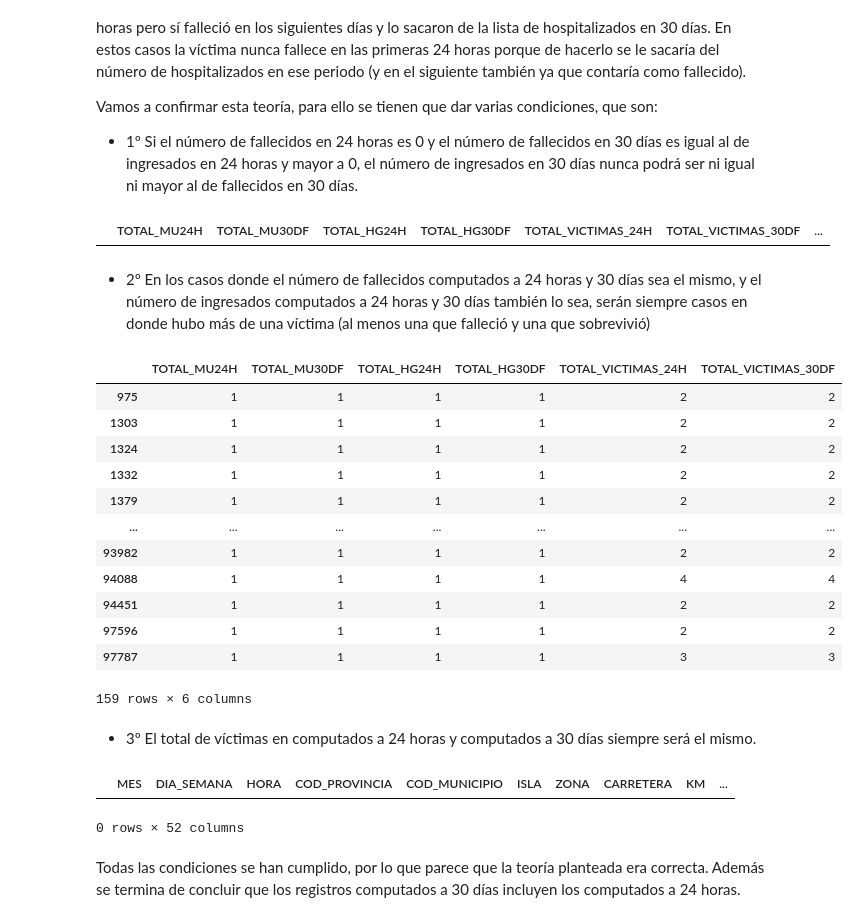
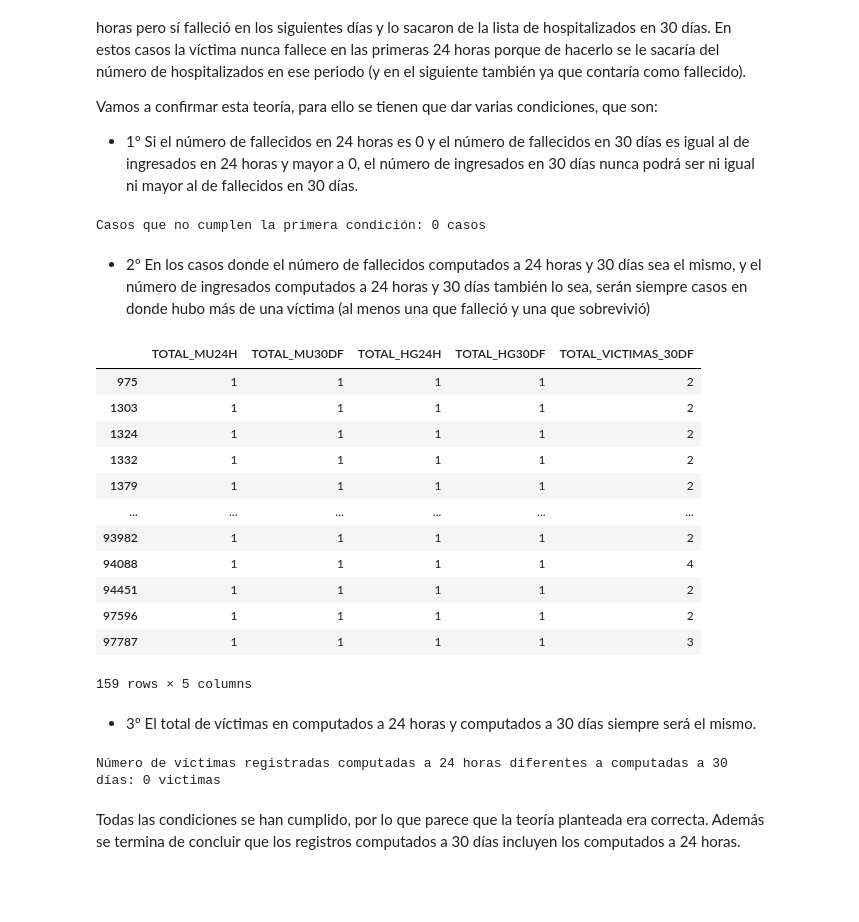
Before and after one commit to 4GeeksAcademy/Proyecto_final_DS_Alex_Carlos, a Jupyter notebook: project/project.ipynb, the cells around one changed output. Drawn from its saved outputs; the diff is of its cells as text; code cells hidden in the pictures; blank space fills up the shorter version.

```diff
--- a/project/project.ipynb
+++ b/project/project.ipynb
@@ -126,38 +118,37 @@ Vamos a confirmar esta teoría, para ello se tienen que dar varias condiciones,
 - 1º Si el número de fallecidos en 24 horas es 0 y el número de fallecidos en 30 días es igual al de ingresados en 24 horas y mayor a 0, el número de ingresados en 30 días nunca podrá ser ni igual ni mayor al de fallecidos en 30 días.
 # %%
 # 1º Condición
-df[['TOTAL_MU24H','TOTAL_MU30DF','TOTAL_HG24H', 'TOTAL_HG30DF','TOTAL_VICTIMAS_24H',
-       'TOTAL_VICTIMAS_30DF','TOTAL_HL24H','TOTAL_HL30DF']].loc[(df['TOTAL_MU24H'] == 0) & (df['TOTAL_MU30DF']==df['TOTAL_HG24H']) & (df['TOTAL_MU30DF']>0) & (df['TOTAL_HG30DF']>=df['TOTAL_MU30DF'])]
+print(f"Casos que no cumplen la primera condición: {df[['TOTAL_MU24H','TOTAL_MU30DF','TOTAL_HG24H', 'TOTAL_HG30DF','TOTAL_VICTIMAS_24H',
+       'TOTAL_VICTIMAS_30DF','TOTAL_HL24H','TOTAL_HL30DF']].loc[(df['TOTAL_MU24H'] == 0) & (df['TOTAL_MU30DF']==df['TOTAL_HG24H']) & (df['TOTAL_MU30DF']>0) & (df['TOTAL_HG30DF']>=df['TOTAL_MU30DF'])].shape[0]} casos")
 # %% [output]
-|  | TOTAL_MU24H | TOTAL_MU30DF | TOTAL_HG24H | TOTAL_HG30DF | TOTAL_VICTIMAS_24H | TOTAL_VICTIMAS_30DF | ... |
+Casos que no cumplen la primera condición: 0 casos
 # %% [markdown]
 - 2º En los casos donde el número de fallecidos computados a 24 horas y 30 días sea el mismo, y el número de ingresados computados a 24 horas y 30 días también lo sea, serán siempre casos en donde hubo más de una víctima (al menos una que falleció y una que sobrevivió)
 # %%
 #2º Condición
-df[['TOTAL_MU24H','TOTAL_MU30DF','TOTAL_HG24H', 'TOTAL_HG30DF','TOTAL_VICTIMAS_24H',
+df[['TOTAL_MU24H','TOTAL_MU30DF','TOTAL_HG24H', 'TOTAL_HG30DF',
        'TOTAL_VICTIMAS_30DF']].loc[(df['TOTAL_MU24H'] == df['TOTAL_MU30DF']) & (df['TOTAL_HG24H']==df['TOTAL_MU30DF']) & (df['TOTAL_HG24H']==1)]
 # %% [output]
-|  | TOTAL_MU24H | TOTAL_MU30DF | TOTAL_HG24H | TOTAL_HG30DF | TOTAL_VICTIMAS_24H | TOTAL_VICTIMAS_30DF |
-| 975 | 1 | 1 | 1 | 1 | 2 | 2 |
-| 1303 | 1 | 1 | 1 | 1 | 2 | 2 |
-| 1324 | 1 | 1 | 1 | 1 | 2 | 2 |
-| 1332 | 1 | 1 | 1 | 1 | 2 | 2 |
-| 1379 | 1 | 1 | 1 | 1 | 2 | 2 |
-| ... | ... | ... | ... | ... | ... | ... |
-| 93982 | 1 | 1 | 1 | 1 | 2 | 2 |
-| 94088 | 1 | 1 | 1 | 1 | 4 | 4 |
-| 94451 | 1 | 1 | 1 | 1 | 2 | 2 |
-| 97596 | 1 | 1 | 1 | 1 | 2 | 2 |
-| 97787 | 1 | 1 | 1 | 1 | 3 | 3 |
+|  | TOTAL_MU24H | TOTAL_MU30DF | TOTAL_HG24H | TOTAL_HG30DF | TOTAL_VICTIMAS_30DF |
+| 975 | 1 | 1 | 1 | 1 | 2 |
+| 1303 | 1 | 1 | 1 | 1 | 2 |
+| 1324 | 1 | 1 | 1 | 1 | 2 |
+| 1332 | 1 | 1 | 1 | 1 | 2 |
+| 1379 | 1 | 1 | 1 | 1 | 2 |
+| ... | ... | ... | ... | ... | ... |
+| 93982 | 1 | 1 | 1 | 1 | 2 |
+| 94088 | 1 | 1 | 1 | 1 | 4 |
+| 94451 | 1 | 1 | 1 | 1 | 2 |
+| 97596 | 1 | 1 | 1 | 1 | 2 |
+| 97787 | 1 | 1 | 1 | 1 | 3 |
-159 rows × 6 columns
+159 rows × 5 columns
 # %% [markdown]
 - 3º El total de víctimas en computados a 24 horas y computados a 30 días siempre será el mismo.
 # %%
 #3º Condición
-df.loc[df['TOTAL_VICTIMAS_24H'] != df['TOTAL_VICTIMAS_30DF']]
+print(f"Número de víctimas registradas computadas a 24 horas diferentes a computadas a 30 días: {df.loc[df['TOTAL_VICTIMAS_24H'] != df['TOTAL_VICTIMAS_30DF']].shape[0]} victimas")
 # %% [output]
-|  | MES | DIA_SEMANA | HORA | COD_PROVINCIA | COD_MUNICIPIO | ISLA | ZONA | CARRETERA | KM | ... |
-0 rows × 52 columns
+Número de víctimas registradas computadas a 24 horas diferentes a computadas a 30 días: 0 victimas
 # %% [markdown]
 Todas las condiciones se han cumplido, por lo que parece que la teoría planteada era correcta. Además se termina de concluir que los registros computados a 30 días incluyen los computados a 24 horas.
 # %%
```
Also changed, not shown: parts of 8 cells of this notebook.
